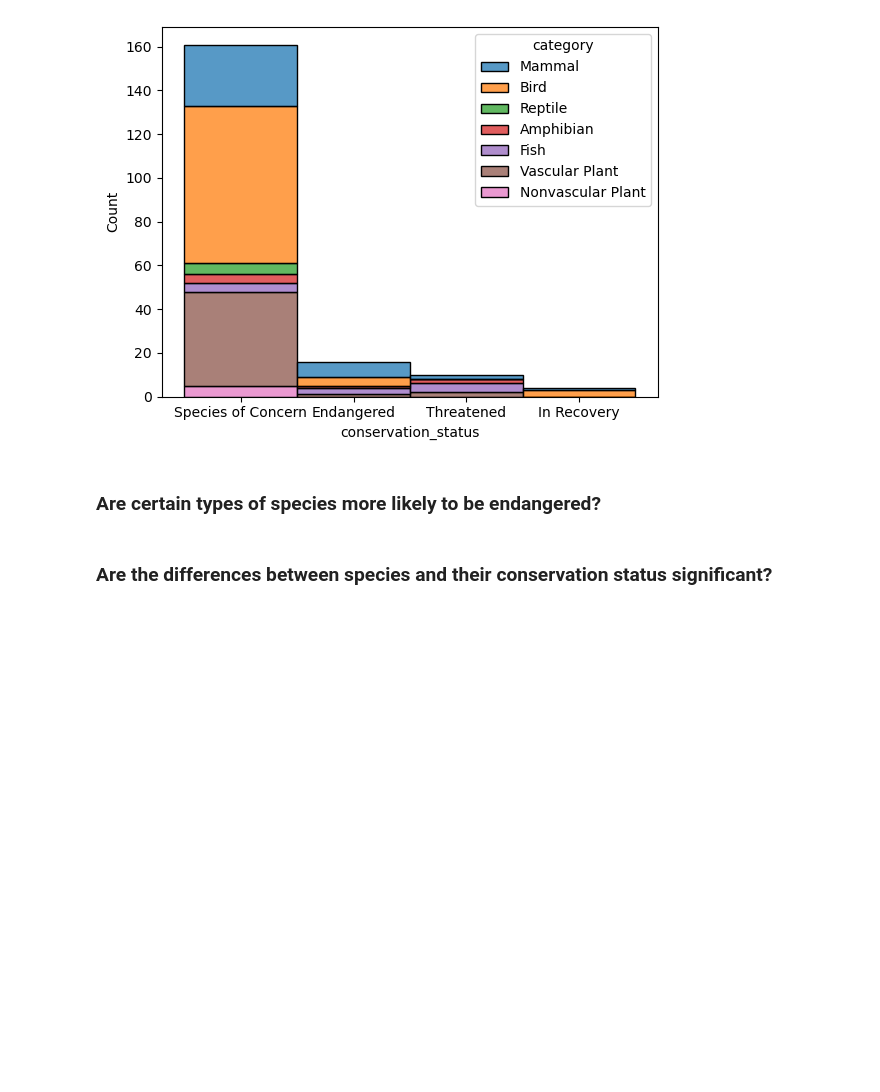
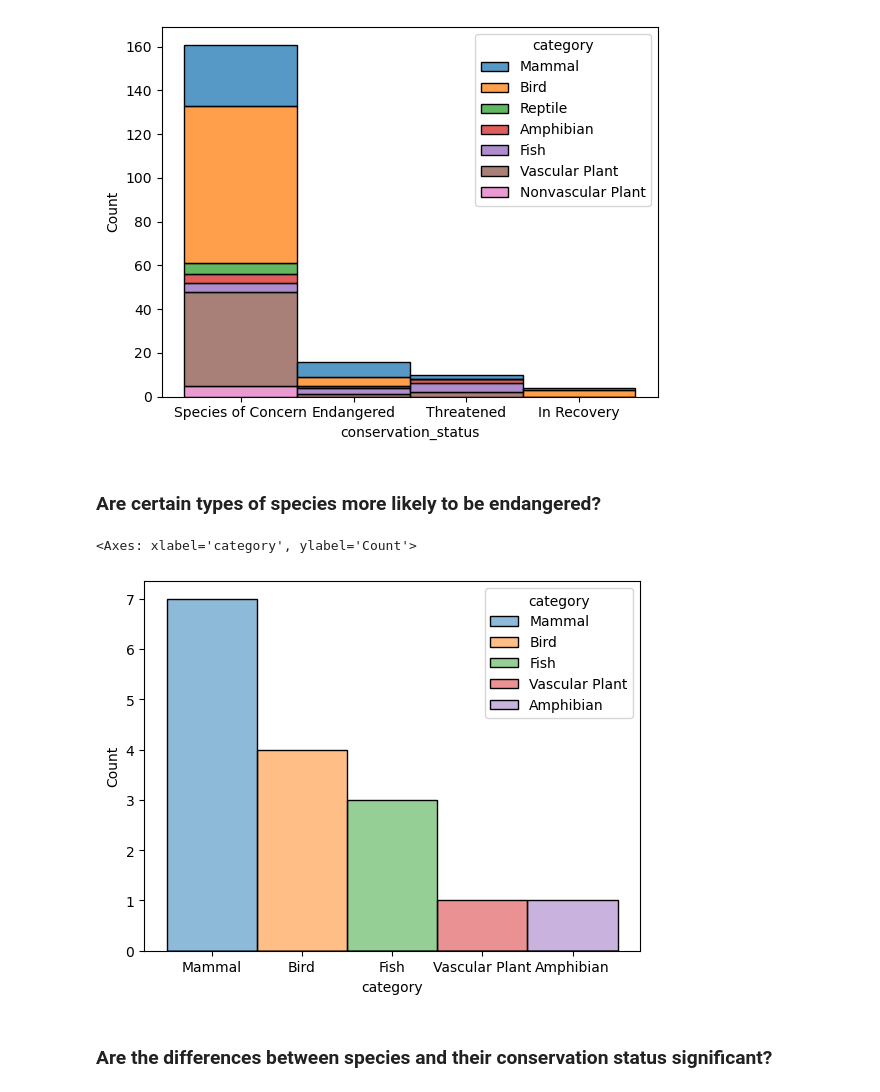
Before and after one commit to Seladio/Biodiversity_in_nat_parks_analysis, a Jupyter notebook: biodiversity.ipynb, the cells around one changed output. Saved outputs shown, nothing was run; the diff lists cells and outputs as text; code cells hidden in the pictures; blank space fills up the shorter version.

```diff
--- a/biodiversity.ipynb
+++ b/biodiversity.ipynb
@@ -59,6 +65,15 @@ sns.histplot(x=species['conservation_status'], hue=species['category'], multiple
 [figure]
 # %% [markdown]
 ### Are certain types of species more likely to be endangered?
+# %%
+endangered = species[species['conservation_status']=='Endangered']
+
+endangered.head()
+
+sns.histplot(x=endangered['category'], hue=endangered['category'])
+# %% [output]
+<Axes: xlabel='category', ylabel='Count'>
+[figure, added]
 # %% [markdown]
 ### Are the differences between species and their conservation status significant?
 # %% [markdown]
```
Also changed, not shown: parts of 1 cell of this notebook.
